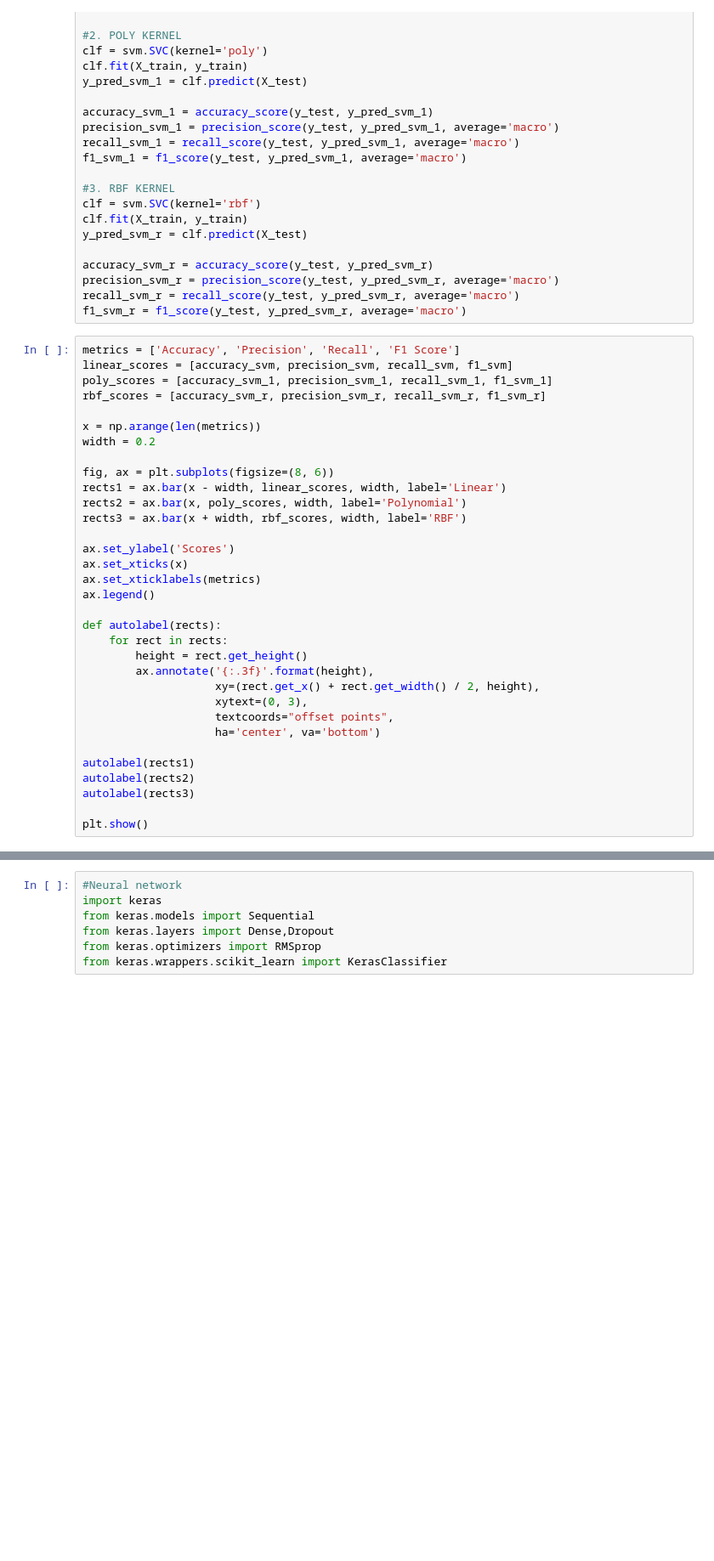
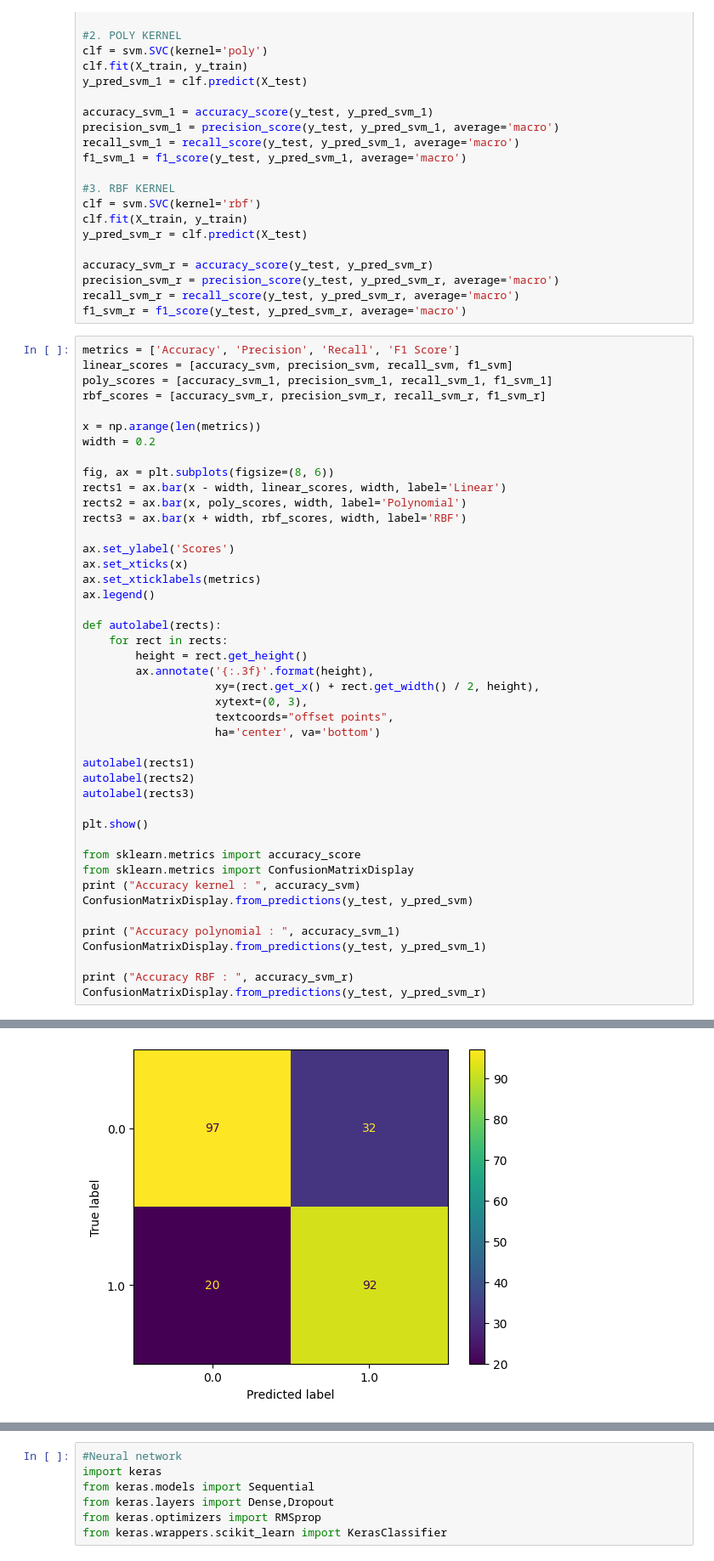
Before and after one commit to NguyenThiHongLinh/ML2023, a Jupyter notebook: Nhom2_Seminar_ML.ipynb, the cells around one changed output, grey strips where cells are left out. Shown: that part at 85% size. Cells and saved outputs as stored; diff of their text form; blank space fills up the shorter version.

```diff
--- a/Nhom2_Seminar_ML.ipynb
+++ b/Nhom2_Seminar_ML.ipynb
@@ -206,5 +214,16 @@ autolabel(rects2)
 autolabel(rects3)
 
 plt.show()
+
+from sklearn.metrics import accuracy_score
+from sklearn.metrics import ConfusionMatrixDisplay
+print ("Accuracy kernel : ", accuracy_svm)
+ConfusionMatrixDisplay.from_predictions(y_test, y_pred_svm)
+
+print ("Accuracy polynomial : ", accuracy_svm_1)
+ConfusionMatrixDisplay.from_predictions(y_test, y_pred_svm_1)
+
+print ("Accuracy RBF : ", accuracy_svm_r)
+ConfusionMatrixDisplay.from_predictions(y_test, y_pred_svm_r)
 # %% [output]
 [figure]
@@ -210,0 +234 @@ plt.show()
+[figure, added]
```
Also changed, not shown: parts of 13 cells of this notebook.
